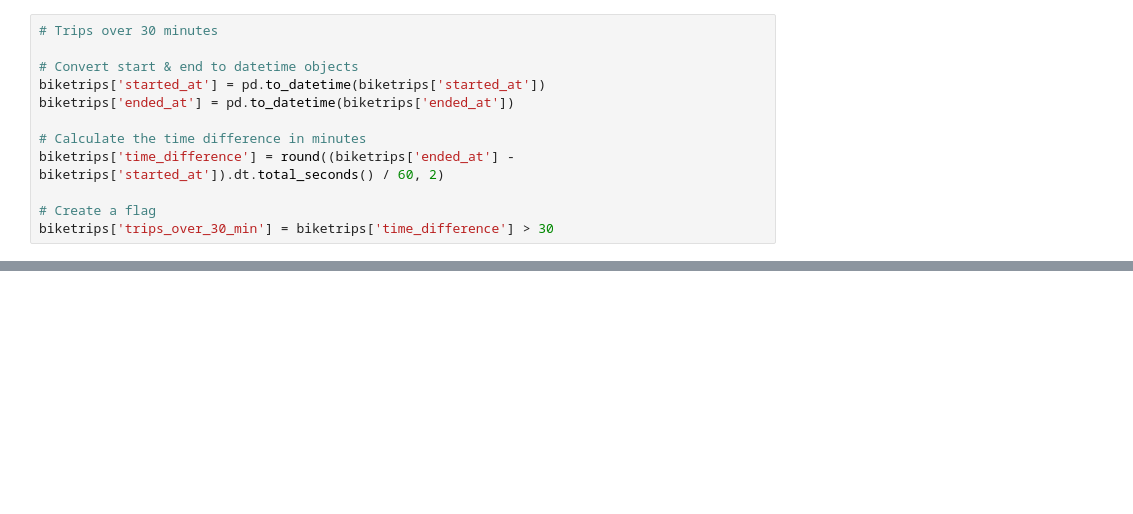
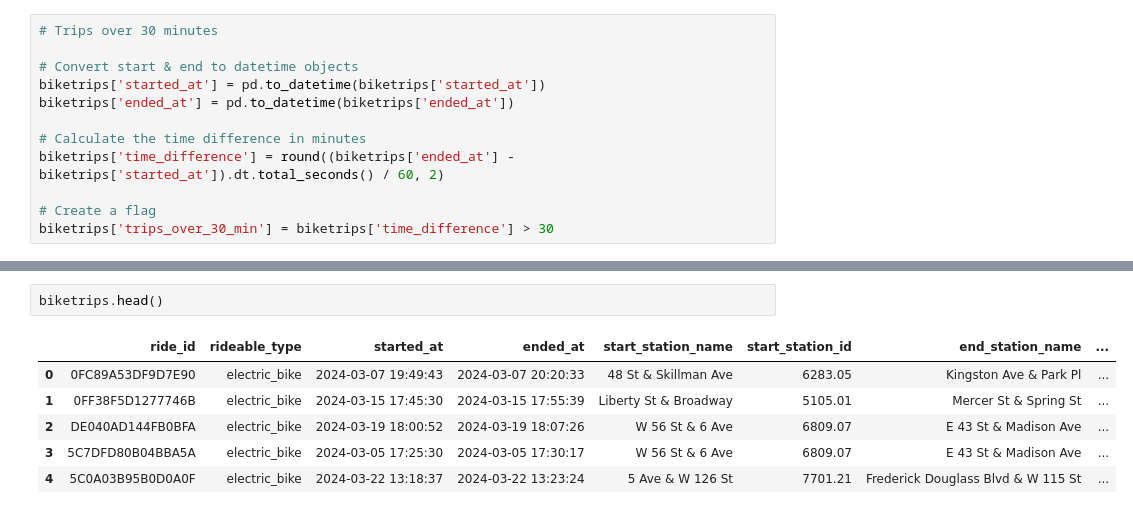
Before and after one commit to dariakorzel/citi-bikes, a Jupyter notebook: citi_bikes_analysis.ipynb, the cells around one changed output, grey strips where cells are left out. Saved outputs shown, nothing was run; the diff lists cells and outputs as text; blank space fills up the shorter version.

```diff
--- a/citi_bikes_analysis.ipynb
+++ b/citi_bikes_analysis.ipynb
@@ -59,0 +110,9 @@ print("By charging 0.2 USD per trip exceeding 30 min, we anticipate revenue of "
+# %%
+biketrips.head()
+# %% [output]
+|  | ride_id | rideable_type | started_at | ended_at | start_station_name | start_station_id | end_station_name | ... |
+| 0 | 0FC89A53DF9D7E90 | electric_bike | 2024-03-07 19:49:43 | 2024-03-07 20:20:33 | 48 St & Skillman Ave | 6283.05 | Kingston Ave & Park Pl | ... |
+| 1 | 0FF38F5D1277746B | electric_bike | 2024-03-15 17:45:30 | 2024-03-15 17:55:39 | Liberty St & Broadway | 5105.01 | Mercer St & Spring St | ... |
+| 2 | DE040AD144FB0BFA | electric_bike | 2024-03-19 18:00:52 | 2024-03-19 18:07:26 | W 56 St & 6 Ave | 6809.07 | E 43 St & Madison Ave | ... |
+| 3 | 5C7DFD80B04BBA5A | electric_bike | 2024-03-05 17:25:30 | 2024-03-05 17:30:17 | W 56 St & 6 Ave | 6809.07 | E 43 St & Madison Ave | ... |
+| 4 | 5C0A03B95B0D0A0F | electric_bike | 2024-03-22 13:18:37 | 2024-03-22 13:23:24 | 5 Ave & W 126 St | 7701.21 | Frederick Douglass Blvd & W 115 St | ... |
```
Also changed, not shown: parts of 10 cells of this notebook.
